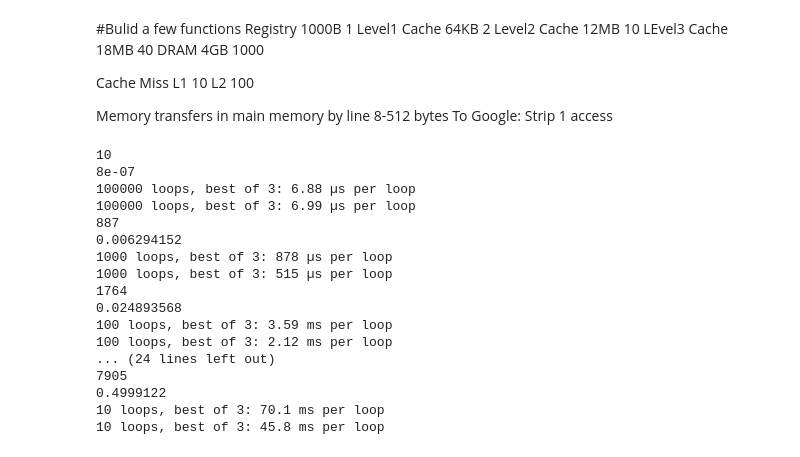
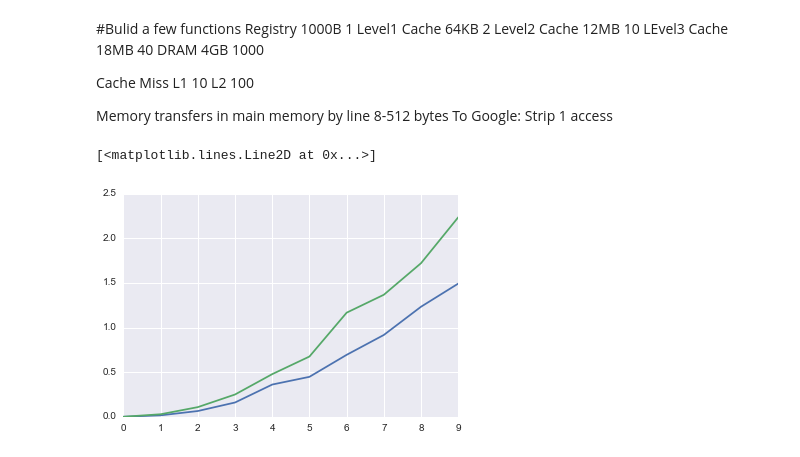
Before and after one commit to dgasmith/SICM2-Software-Summer-School-2014, a Jupyter notebook: ComputerArchitechture/MemoryAlignment/Untitled0.ipynb, the cells around one changed output. Drawn from its saved outputs; the diff is of its cells as text; code cells hidden in the pictures.

```diff
--- a/ComputerArchitechture/MemoryAlignment/Untitled0.ipynb
+++ b/ComputerArchitechture/MemoryAlignment/Untitled0.ipynb
@@ -43,43 +52,43 @@ Mul 5
 Div 21-45
 Sqrt 21-43
 # %%
-#Tests
-
 sample_size = 50
 sample_count = 10
 
 array_sizes = np.linspace(10, dim_array_max, sample_count)
 matrix_sizes = np.linspace(10, dim_matrix_max, sample_count)
 
+arr_size = []
 f_times = []
 c_times = []
 
 for x in matrix_sizes:
     x = int(x)
-    print x
+    arr_size.append(x)
+
+    #Time c-array sum over first axis
     carray = np.random.rand(x,x)
-    print carray.nbytes/1E9
-    %timeit carray.sum(axis=1)
+    ctime = timeit.timeit('carray.sum(axis=1)',
+                      'import numpy as np; from __main__ import carray',
+                      number=30)
+    c_times.append(ctime)
+
+    #time f-array sum over first axis
     farray = np.asfortranarray(carray)
-    %timeit farray.sum(axis=1)
+    ftime = timeit.timeit('farray.sum(axis=1)',
+                  'import numpy as np; from __main__ import farray',
+                  number=30)
+    f_times.append(ftime)
+
+f_times = np.array(f_times)
+c_times = np.array(c_times)
+arr_size = np.array(arr_size)
+
+plt.plot(np.arange(f_times.shape[0]), f_times)
+plt.plot(np.arange(f_times.shape[0]), c_times)
 # %% [output]
-10
-8e-07
-100000 loops, best of 3: 6.88 µs per loop
-100000 loops, best of 3: 6.99 µs per loop
-887
-0.006294152
-1000 loops, best of 3: 878 µs per loop
-1000 loops, best of 3: 515 µs per loop
-1764
-0.024893568
-100 loops, best of 3: 3.59 ms per loop
-100 loops, best of 3: 2.12 ms per loop
-... (24 lines left out)
-7905
-0.4999122
-10 loops, best of 3: 70.1 ms per loop
-10 loops, best of 3: 45.8 ms per loop
+[<matplotlib.lines.Line2D at 0x...>]
+[figure, added]
 # %%
 sample_size = 50
 sample_count = 10
```
Also changed, not shown: parts of 2 cells of this notebook, 5 other files.
